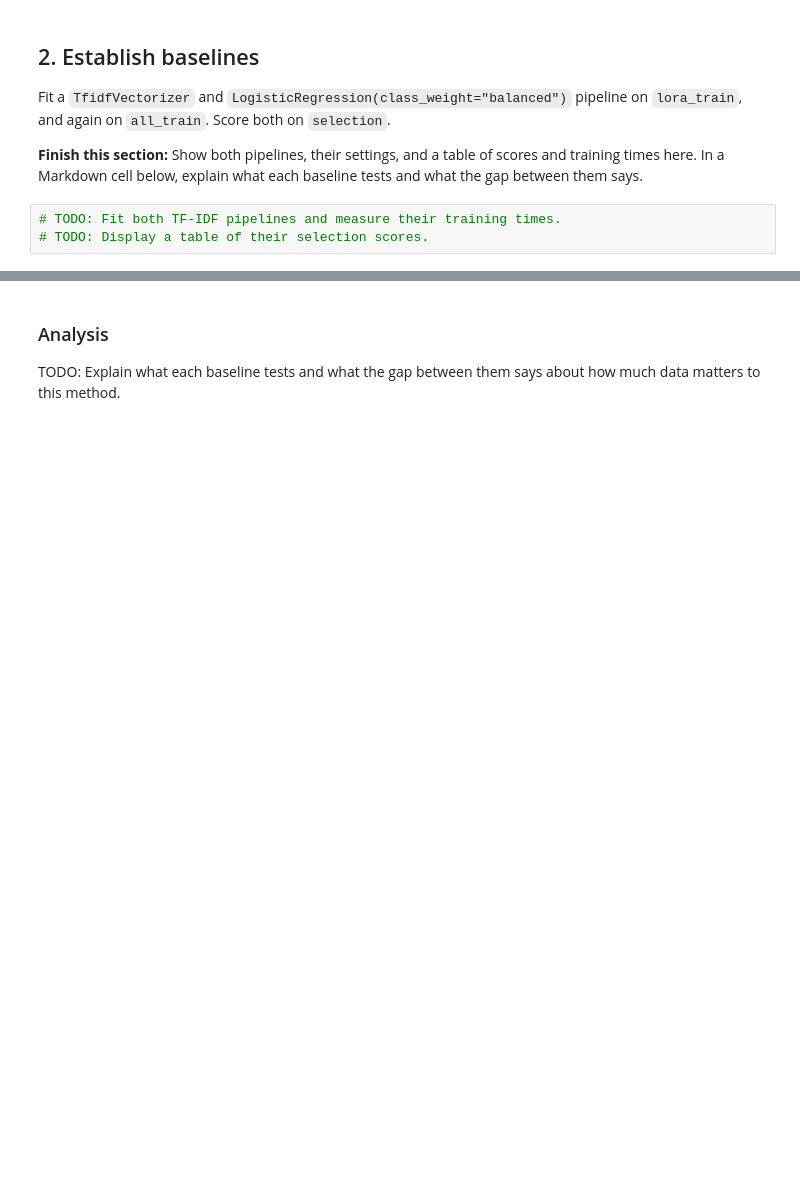
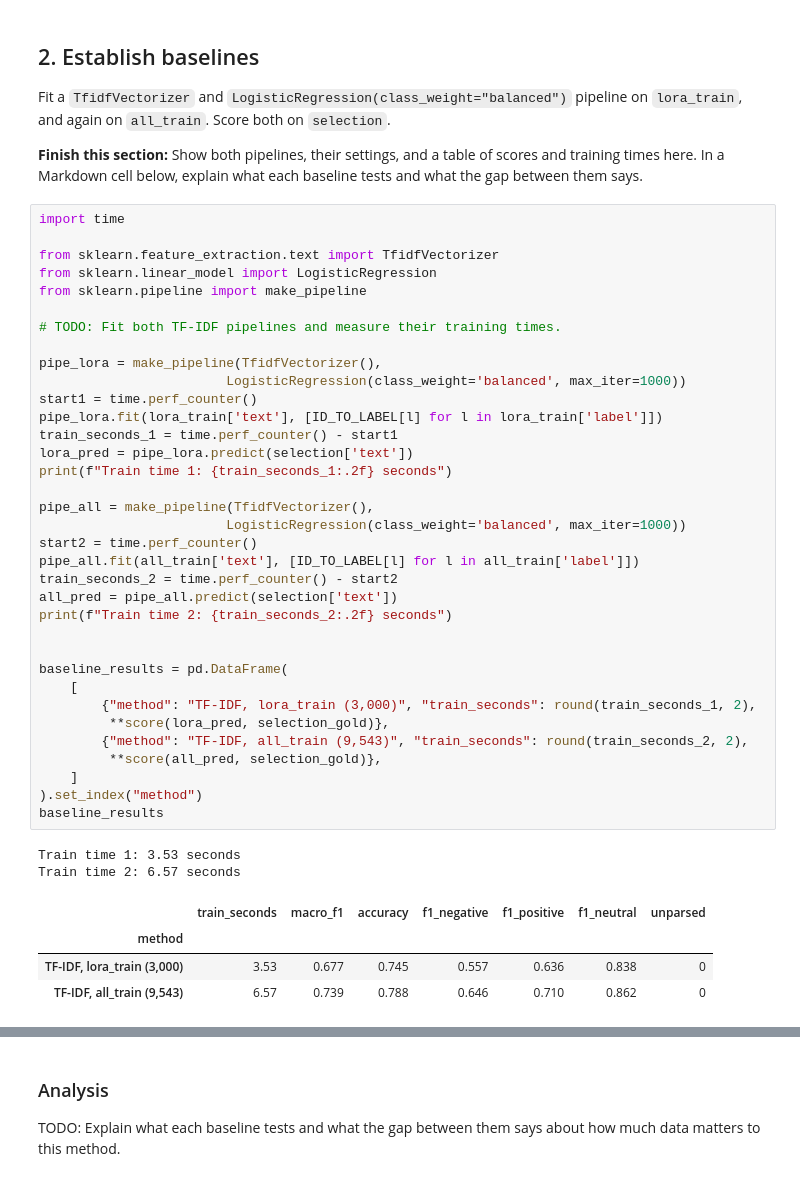
Before and after one commit to swstevens/ics635-assignment2, a Jupyter notebook: hw2.ipynb, the cells around one changed output, grey strips where cells are left out. Cells and saved outputs as stored; diff of their text form; blank space fills up the shorter version.

```diff
--- a/hw2.ipynb
+++ b/hw2.ipynb
@@ -116,5 +201,44 @@ Fit a `TfidfVectorizer` and `LogisticRegression(class_weight="balanced")` pipeli
 
 **Finish this section:** Show both pipelines, their settings, and a table of scores and training times here. In a Markdown cell below, explain what each baseline tests and what the gap between them says.
 # %%
+import time
+
+from sklearn.feature_extraction.text import TfidfVectorizer
+from sklearn.linear_model import LogisticRegression
+from sklearn.pipeline import make_pipeline
+
 # TODO: Fit both TF-IDF pipelines and measure their training times.
-# TODO: Display a table of their selection scores.
+
+pipe_lora = make_pipeline(TfidfVectorizer(),
+                        LogisticRegression(class_weight='balanced', max_iter=1000))
+start1 = time.perf_counter()
+pipe_lora.fit(lora_train['text'], [ID_TO_LABEL[l] for l in lora_train['label']])
+train_seconds_1 = time.perf_counter() - start1
+lora_pred = pipe_lora.predict(selection['text'])
+print(f"Train time 1: {train_seconds_1:.2f} seconds")
+
+pipe_all = make_pipeline(TfidfVectorizer(),
+                        LogisticRegression(class_weight='balanced', max_iter=1000))
+start2 = time.perf_counter()
+pipe_all.fit(all_train['text'], [ID_TO_LABEL[l] for l in all_train['label']])
+train_seconds_2 = time.perf_counter() - start2
+all_pred = pipe_all.predict(selection['text'])
+print(f"Train time 2: {train_seconds_2:.2f} seconds")
+
+
+baseline_results = pd.DataFrame(
+    [
+        {"method": "TF-IDF, lora_train (3,000)", "train_seconds": round(train_seconds_1, 2),
+         **score(lora_pred, selection_gold)},
+        {"method": "TF-IDF, all_train (9,543)", "train_seconds": round(train_seconds_2, 2),
+         **score(all_pred, selection_gold)},
+    ]
+).set_index("method")
+baseline_results
+# %% [output]
+Train time 1: 3.53 seconds
+Train time 2: 6.57 seconds
+|  | train_seconds | macro_f1 | accuracy | f1_negative | f1_positive | f1_neutral | unparsed |
+| method |  |  |  |  |  |  |  |
+| TF-IDF, lora_train (3,000) | 3.53 | 0.677 | 0.745 | 0.557 | 0.636 | 0.838 | 0 |
+| TF-IDF, all_train (9,543) | 6.57 | 0.739 | 0.788 | 0.646 | 0.710 | 0.862 | 0 |
```
Also changed, not shown: parts of 7 cells of this notebook, 2 other files.
